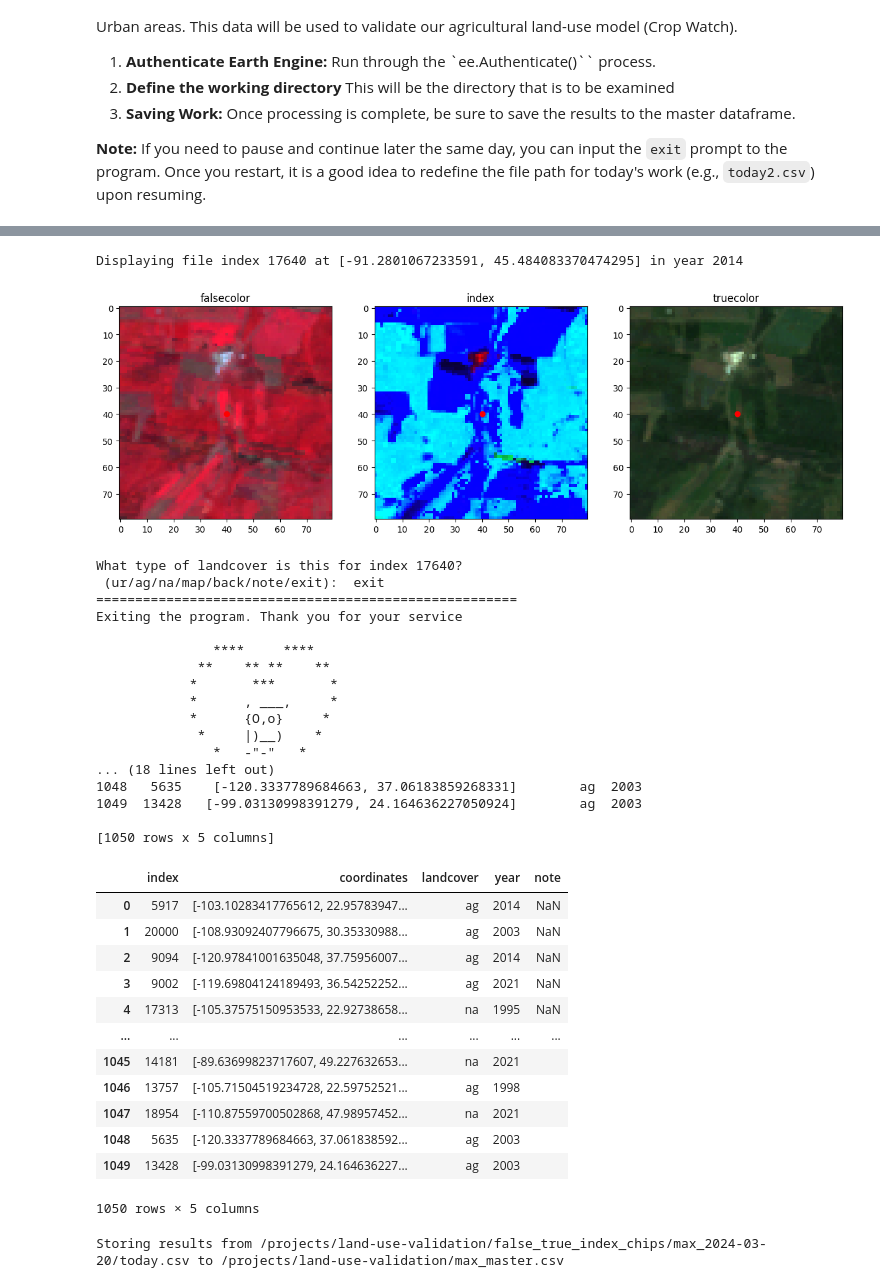
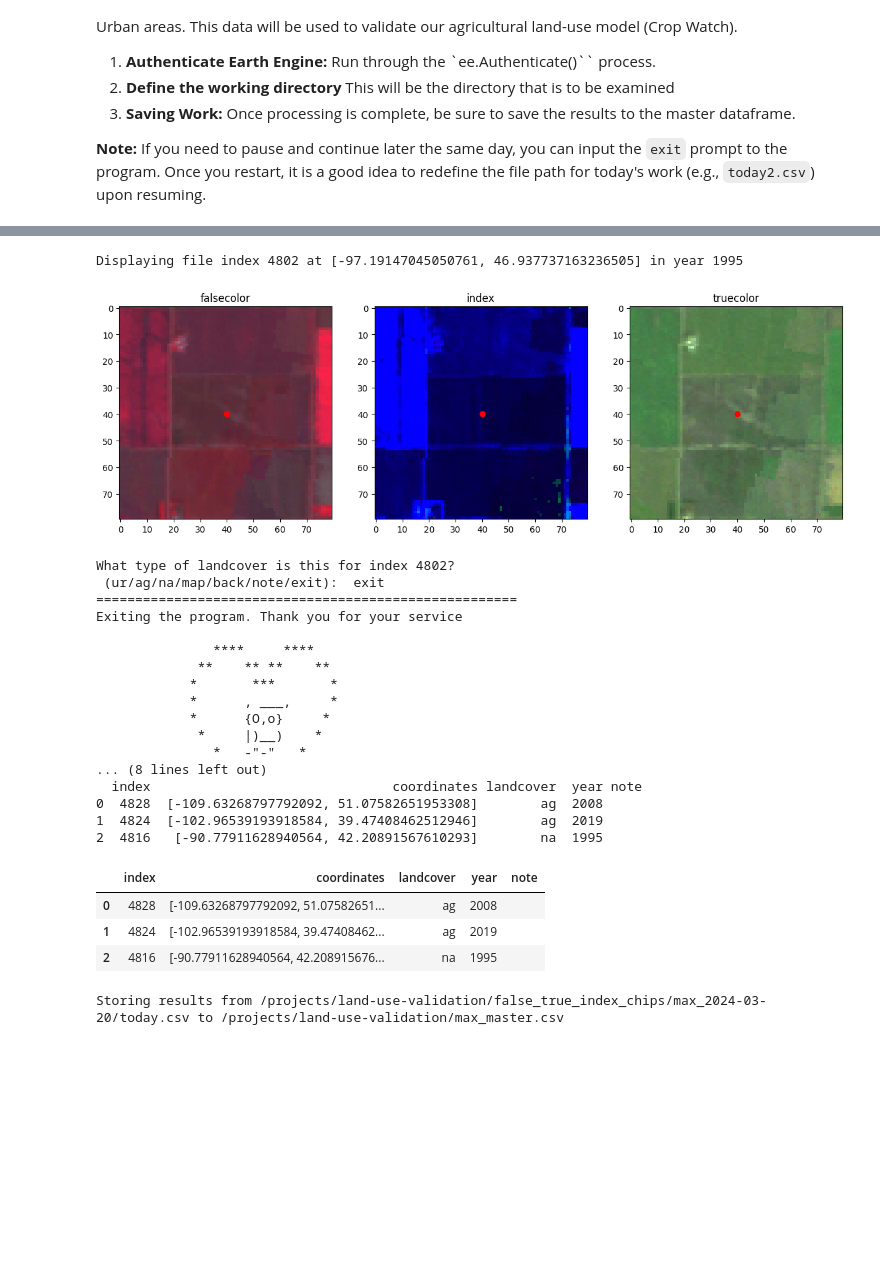
Before and after one commit to COYE-Coder/Annual-Cropland-Extent, a Jupyter notebook: validation/work_notebook.ipynb, the cells around one changed output, grey strips where cells are left out. Cells and saved outputs as stored; diff of their text form; code cells hidden in the pictures; blank space fills up the shorter version.

Commit message:
Updated work note book and image collection

```diff
--- a/validation/work_notebook.ipynb
+++ b/validation/work_notebook.ipynb
@@ -36,21 +37,21 @@ Directory you will be working in today: /projects/land-use-validation/false_true
 # %%
 # Define appropriate folder according to current date
 today_file_path = f'{date_directory}/today.csv'
 
 # Define Appropriate master csv filepath
-master_csv_path = f"{os.path.abspath('data/')}{my_name}_master.csv"
+master_csv_path = f"{os.path.abspath('data/')}/{my_name}_master.csv"
 
 
 # This is the main function
 #  - it will iterate over all files in base_directory -
 # Have fun!
 process_directory(directory=base_directory, geo_lookup=geo_lookup,
                   csv_file_path = today_file_path,
                   master_csv_path = master_csv_path)
 # %% [output]
-Displaying file index 17640 at [-91.2801067233591, 45.484083370474295] in year 2014
+Displaying file index 4802 at [-97.19147045050761, 46.937737163236505] in year 1995
-[figure, old version]
+[figure, new version]
-What type of landcover is this for index 17640?
+What type of landcover is this for index 4802?
  (ur/ag/na/map/back/note/exit):  exit
 ======================================================
 Exiting the program. Thank you for your service
@@ -62,24 +63,15 @@ Exiting the program. Thank you for your service
             *      {O,o}     *
              *     |)__)    *
                *   -"-"   *
-... (18 lines left out)
-1048   5635    [-120.3337789684663, 37.06183859268331]        ag  2003
-1049  13428   [-99.03130998391279, 24.164636227050924]        ag  2003
-
-[1050 rows x 5 columns]
+... (8 lines left out)
+  index                               coordinates landcover  year note
+0  4828  [-109.63268797792092, 51.07582651953308]        ag  2008
+1  4824  [-102.96539193918584, 39.47408462512946]        ag  2019
+2  4816   [-90.77911628940564, 42.20891567610293]        na  1995
 |  | index | coordinates | landcover | year | note |
-| 0 | 5917 | [-103.10283417765612, 22.95783947... | ag | 2014 | NaN |
-| 1 | 20000 | [-108.93092407796675, 30.35330988... | ag | 2003 | NaN |
-| 2 | 9094 | [-120.97841001635048, 37.75956007... | ag | 2014 | NaN |
-| 3 | 9002 | [-119.69804124189493, 36.54252252... | ag | 2021 | NaN |
-| 4 | 17313 | [-105.37575150953533, 22.92738658... | na | 1995 | NaN |
-| ... | ... | ... | ... | ... | ... |
-| 1045 | 14181 | [-89.63699823717607, 49.227632653... | na | 2021 |  |
-| 1046 | 13757 | [-105.71504519234728, 22.59752521... | ag | 1998 |  |
-| 1047 | 18954 | [-110.87559700502868, 47.98957452... | na | 2021 |  |
-| 1048 | 5635 | [-120.3337789684663, 37.061838592... | ag | 2003 |  |
-| 1049 | 13428 | [-99.03130998391279, 24.164636227... | ag | 2003 |  |
+| 0 | 4828 | [-109.63268797792092, 51.07582651... | ag | 2008 |  |
+| 1 | 4824 | [-102.96539193918584, 39.47408462... | ag | 2019 |  |
+| 2 | 4816 | [-90.77911628940564, 42.208915676... | na | 1995 |  |
-1050 rows × 5 columns
 # %%
 # Store the results from today's work onto the master csv
 write_csv_to_master(today_file_path, master_csv_path)
```
Also changed, not shown: parts of 2 cells of this notebook, 1 other file.
